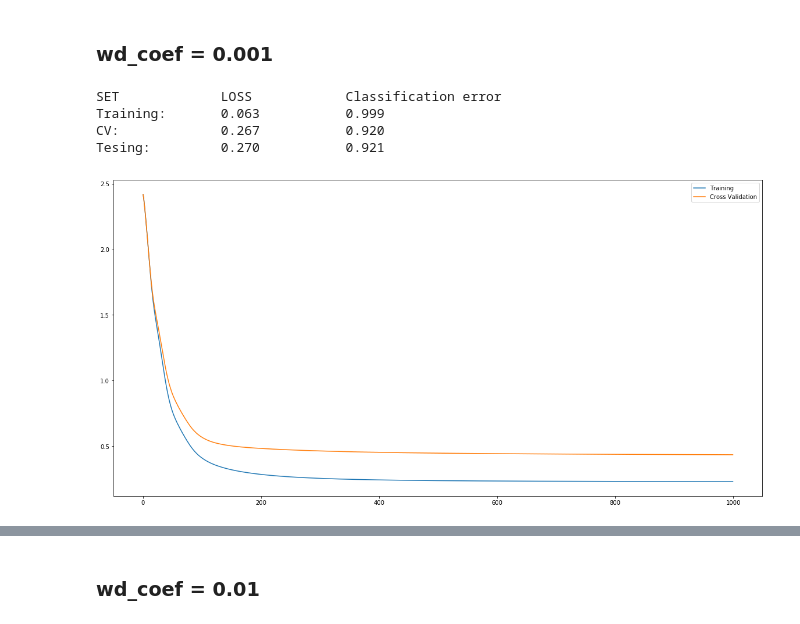
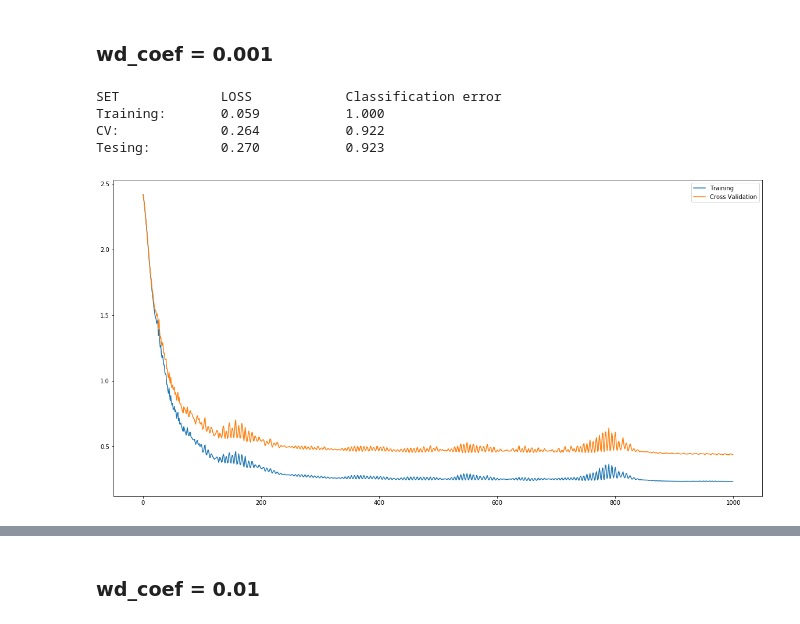
Before and after one commit to jganzabal/NN-Optimization-Generalization, a Jupyter notebook: Digit recognition.ipynb, the cells around one changed output, grey strips where cells are left out. Drawn from its saved outputs; the diff is of its cells as text; code cells hidden in the pictures.

```diff
--- a/Digit recognition.ipynb
+++ b/Digit recognition.ipynb
@@ -378,14 +382,13 @@ Tesing:         0.347           0.907
 ### wd_coef = 0.001
 # %%
 early_stop = False
-mini_batch_size = 500
 model = run_trainig(wd_coefficient = 0.001, learning_rate = learning_rate,n_hid = N_hidden_units, n_iters = iterations, momentum_multiplier = momentum, do_early_stopping = early_stop, mini_batch_size = mini_batch_size, debug = False)
 # %% [output]
 SET             LOSS            Classification error
-Training:       0.063           0.999
-CV:             0.267           0.920
-Tesing:         0.270           0.921
+Training:       0.059           1.000
+CV:             0.264           0.922
+Tesing:         0.270           0.923
-[figure, old version]
+[figure, new version]
 # %%
 error_list = list(get_errors(model, validation_inputs, validation_targets)[0])[:100]
 plot_list_numbers(validation_inputs, error_list, columns = 20)
```
Also changed, not shown: parts of 16 cells of this notebook.
